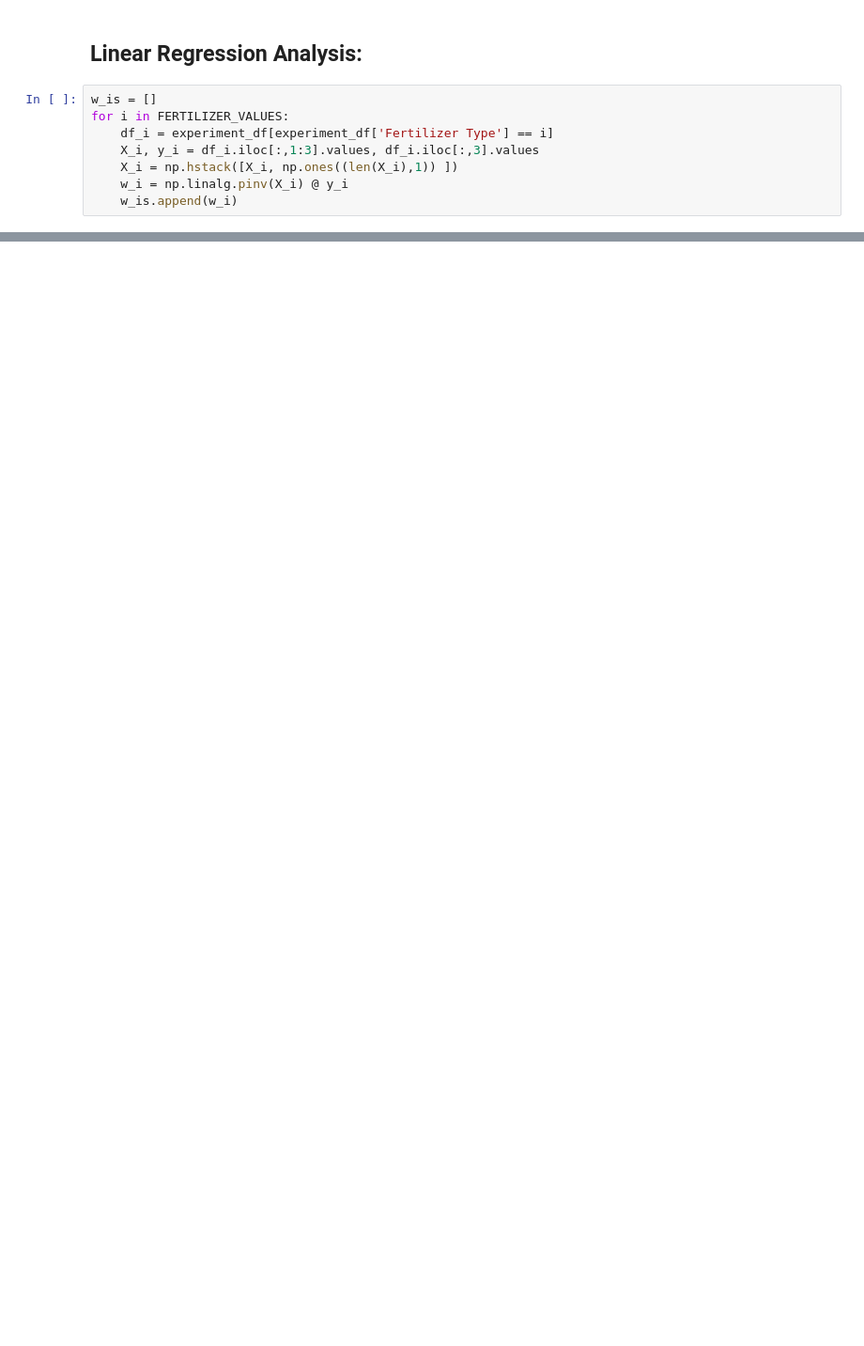
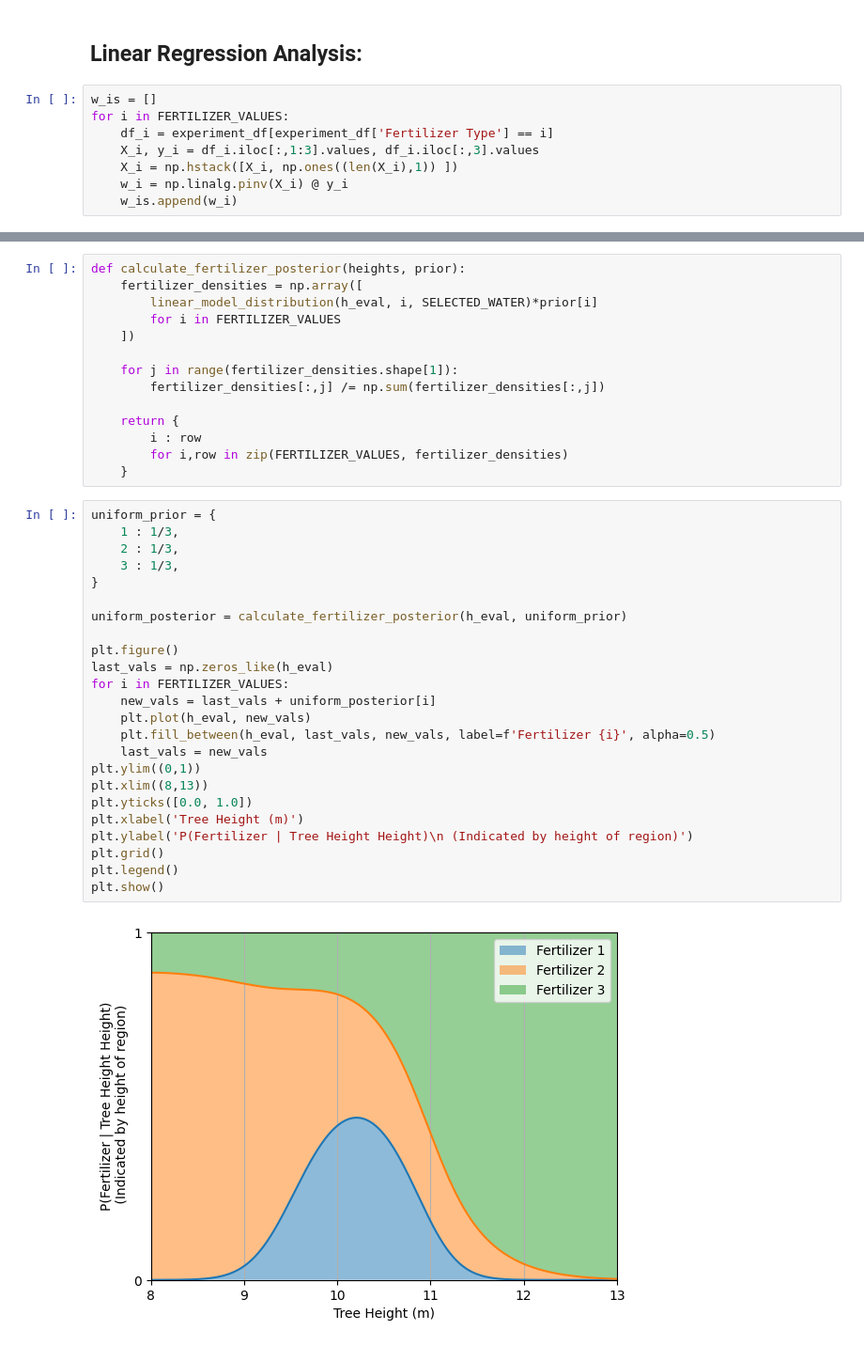
Before and after one commit to cburdine/doe-examples, a Jupyter notebook: DOE Examples.ipynb, the cells around one changed output, grey strips where cells are left out. Shown at 94% size. Saved outputs shown, nothing was run; the diff lists cells and outputs as text; blank space fills up the shorter version.

```diff
--- a/DOE Examples.ipynb
+++ b/DOE Examples.ipynb
@@ -132,0 +207,40 @@ plt.show()
+# %%
+def calculate_fertilizer_posterior(heights, prior):
+    fertilizer_densities = np.array([
+        linear_model_distribution(h_eval, i, SELECTED_WATER)*prior[i]
+        for i in FERTILIZER_VALUES
+    ])
+
+    for j in range(fertilizer_densities.shape[1]):
+        fertilizer_densities[:,j] /= np.sum(fertilizer_densities[:,j])
+
+    return {
+        i : row
+        for i,row in zip(FERTILIZER_VALUES, fertilizer_densities)
+    }
+# %%
+uniform_prior = {
+    1 : 1/3,
+    2 : 1/3,
+    3 : 1/3,
+}
+
+uniform_posterior = calculate_fertilizer_posterior(h_eval, uniform_prior)
+
+plt.figure()
+last_vals = np.zeros_like(h_eval)
+for i in FERTILIZER_VALUES:
+    new_vals = last_vals + uniform_posterior[i]
+    plt.plot(h_eval, new_vals)
+    plt.fill_between(h_eval, last_vals, new_vals, label=f'Fertilizer {i}', alpha=0.5)
+    last_vals = new_vals
+plt.ylim((0,1))
+plt.xlim((8,13))
+plt.yticks([0.0, 1.0])
+plt.xlabel('Tree Height (m)')
+plt.ylabel('P(Fertilizer | Tree Height Height)\n (Indicated by height of region)')
+plt.grid()
+plt.legend()
+plt.show()
+# %% [output]
+[figure, added]
```
Also changed, not shown: parts of 15 cells of this notebook, 1 other file.
